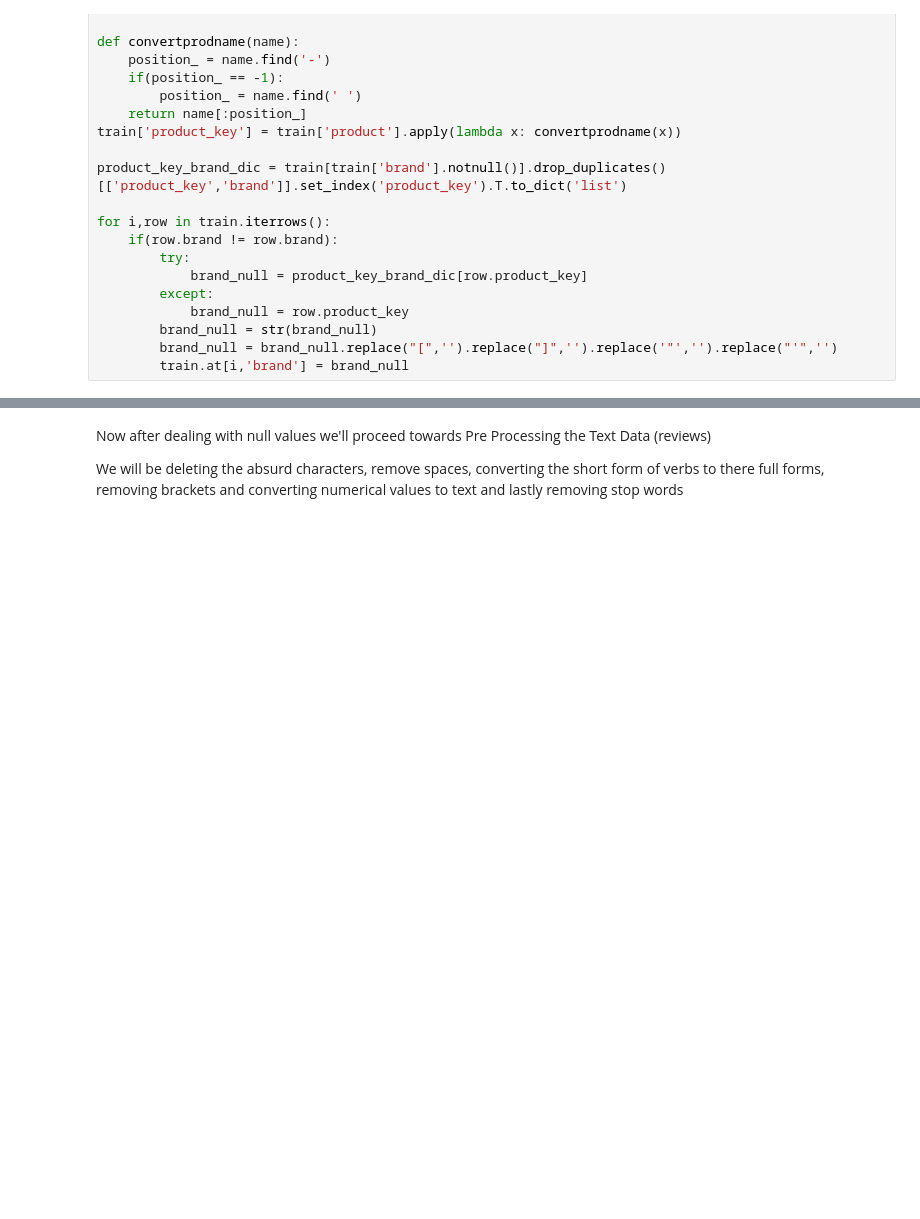
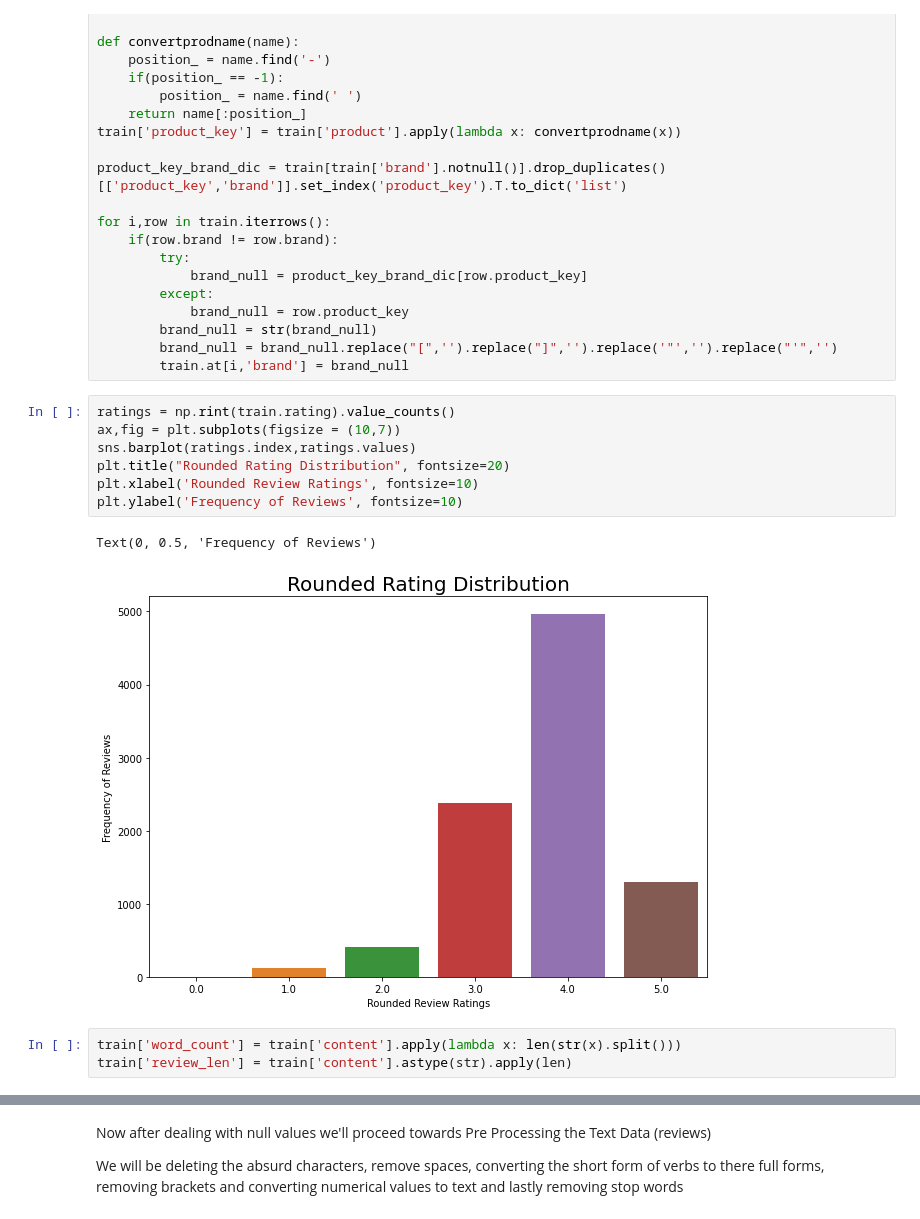
Before and after one commit to ARPITJAIN0999/Brand-Intelligence-Solution, a Jupyter notebook: AJ_solution.ipynb, the cells around one changed output, grey strips where cells are left out. Saved outputs shown, nothing was run; the diff lists cells and outputs as text; blank space fills up the shorter version.

```diff
--- a/AJ_solution.ipynb
+++ b/AJ_solution.ipynb
@@ -148,3 +171,16 @@ for i,row in train.iterrows():
         brand_null = str(brand_null)
         brand_null = brand_null.replace("[",'').replace("]",'').replace('"','').replace("'",'')
         train.at[i,'brand'] = brand_null
+# %%
+ratings = np.rint(train.rating).value_counts()
+ax,fig = plt.subplots(figsize = (10,7))
+sns.barplot(ratings.index,ratings.values)
+plt.title("Rounded Rating Distribution", fontsize=20)
+plt.xlabel('Rounded Review Ratings', fontsize=10)
+plt.ylabel('Frequency of Reviews', fontsize=10)
+# %% [output]
+Text(0, 0.5, 'Frequency of Reviews')
+[figure, added]
+# %%
+train['word_count'] = train['content'].apply(lambda x: len(str(x).split()))
+train['review_len'] = train['content'].astype(str).apply(len)
```
Also changed, not shown: parts of 45 cells of this notebook.
